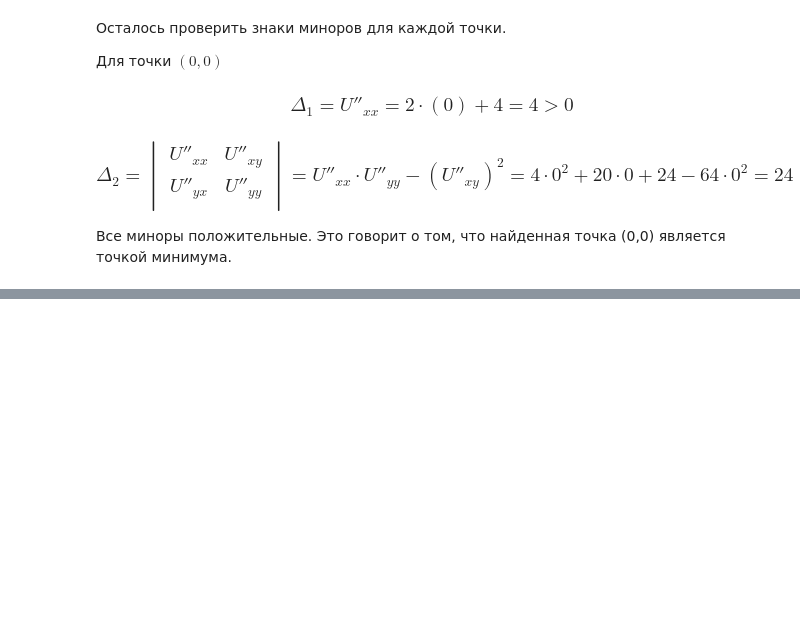
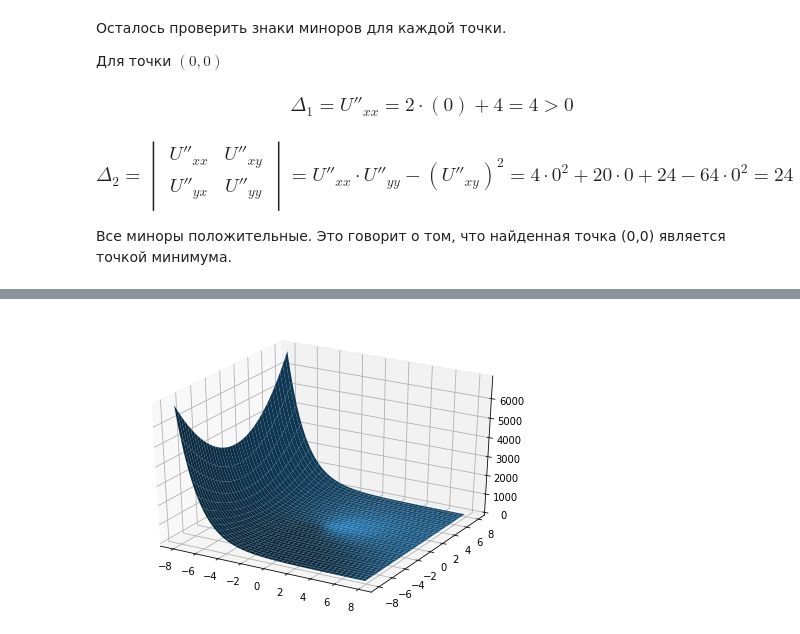
Before and after one commit to Maximus20171/Introduction-to-calculus, a Jupyter notebook: lesson6/Math6.ipynb, the cells around one changed output, grey strips where cells are left out. Cells and saved outputs as stored; diff of their text form; code cells hidden in the pictures; blank space fills up the shorter version.

```diff
--- a/lesson6/Math6.ipynb
+++ b/lesson6/Math6.ipynb
@@ -159,0 +218,25 @@ U''_{yx} & U''_{yy}\\
+# %%
+import pylab
+import math
+from mpl_toolkits.mplot3d import Axes3D
+import numpy
+
+def makeData ():
+    x = numpy.arange (-8, 8, 0.1)
+    y = numpy.arange (-8, 8, 0.1)
+    xgrid, ygrid = numpy.meshgrid(x, y)
+
+    Ugrid = math.e**(-xgrid/2)*(xgrid**2+ygrid**2)
+    return xgrid, ygrid, Ugrid
+
+x, y, U = makeData()
+
+fig = pylab.figure()
+
+axes = Axes3D(fig)
+# axes.view_init(azim=-30)
+axes.plot_surface(x, y, U)
+
+pylab.show()
+# %% [output]
+[figure, added]
```
Also changed, not shown: parts of 5 cells of this notebook, 1 other file.
